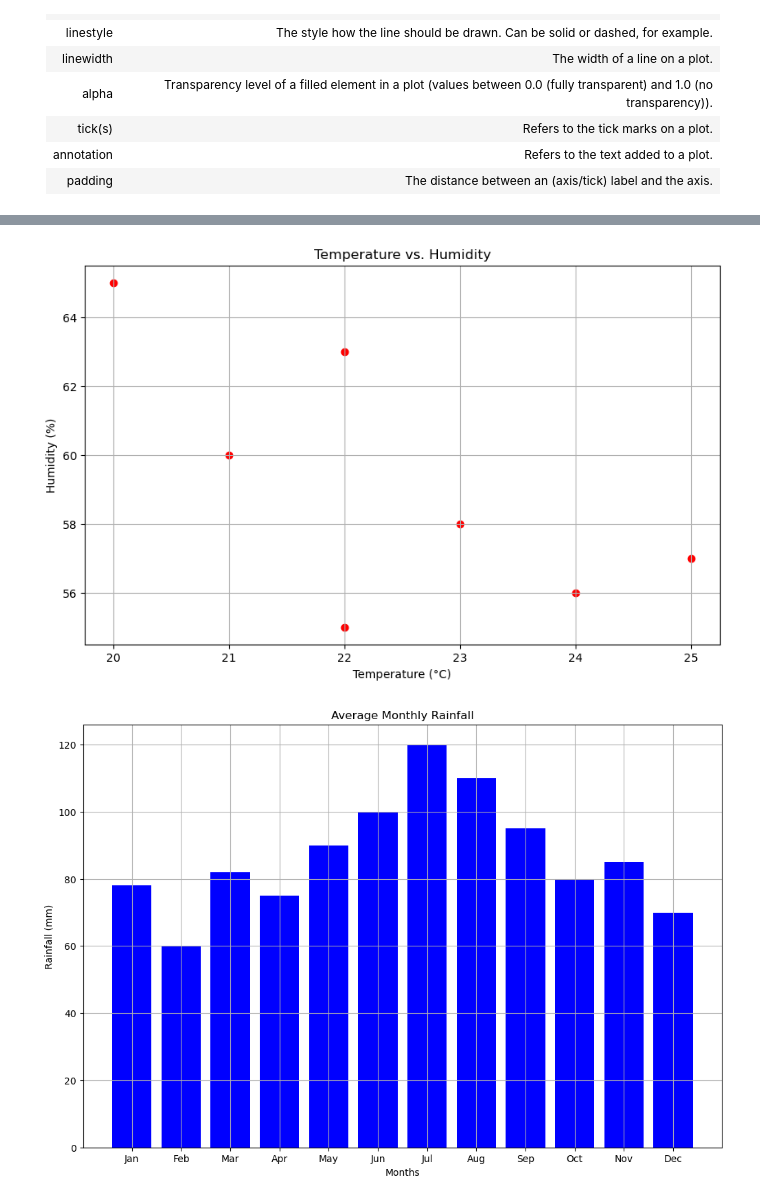
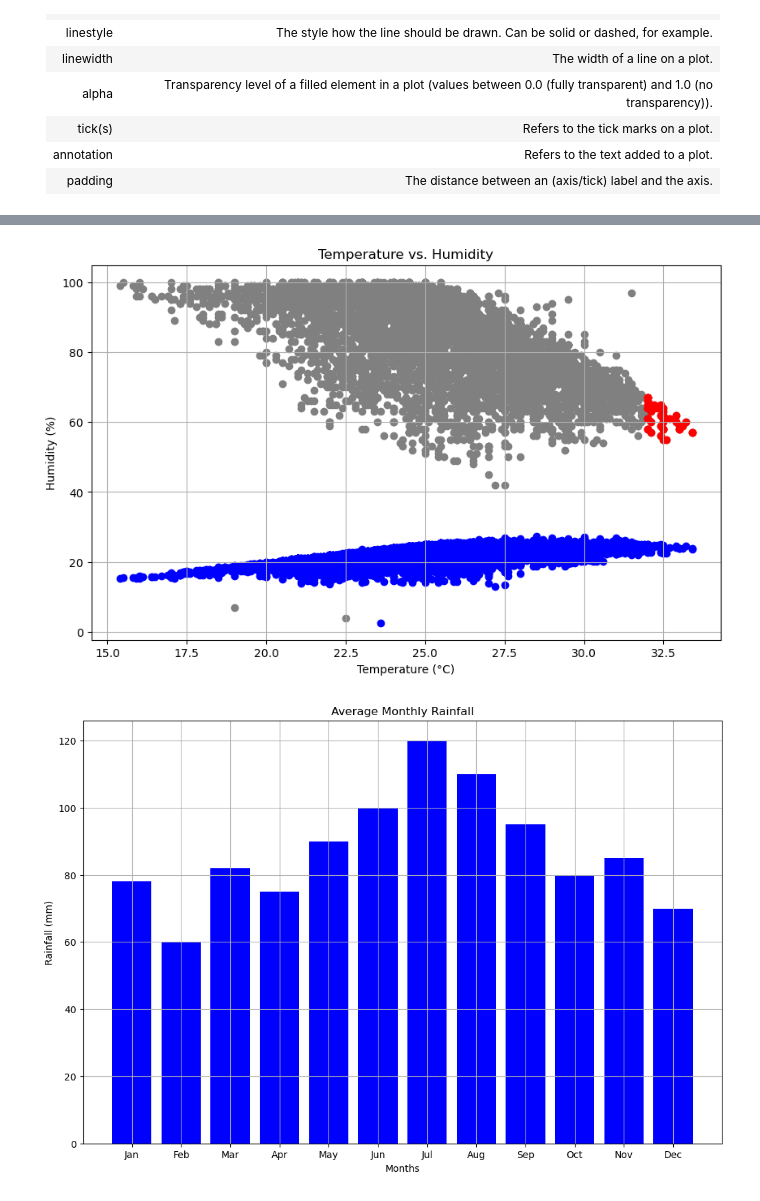
Before and after one commit to achmadrifani/fiji-training-2024, a Jupyter notebook: notebooks/day_03/NWPVisualization_D03_Matplotlib.ipynb, the cells around one changed output, grey strips where cells are left out. Saved outputs shown, nothing was run; the diff lists cells and outputs as text; code cells hidden in the pictures.

```diff
--- a/notebooks/day_03/NWPVisualization_D03_Matplotlib.ipynb
+++ b/notebooks/day_03/NWPVisualization_D03_Matplotlib.ipynb
@@ -26,3 +26,11 @@
 | tick(s)     | Refers to the tick marks on a plot.                                                           |
 | annotation  | Refers to the text added to a plot.                                                           |
 | padding     | The distance between an (axis/tick) label and the axis.                                       |
+# %%
+# Plot real data
+import pandas as pd
+
+# Load the data
+df = pd.read_csv('D:/Projects/fiji-training-2024/notebooks/day_03/V88054_obs_subdaily.csv',encoding='latin1',skiprows=[1])
+df['datetime'] = pd.to_datetime(df['lsd']+" "+df['time'])
+df.head()
@@ -58,0 +78,14 @@ plt.show()
+# %%
+# Create subset of data
+# df_sub = df.loc[df['datetime'].dt.year > 2020] # Select data from 2021 onwards
+
+# df_sub = df.loc[(df['datetime'].dt.year >= 2016) & (df['datetime'].dt.year <= 2018)] # to select between to years
+
+# df_sub = df.loc[(df['datetime'].dt.year == 2021) & (df['datetime'].dt.month == 1)] # to select year and month
+
+df_sub = df.loc[df['datetime'].dt.year == 2021]
+df_sub_temp = df_sub.loc[(df_sub['air_temp']>=32)]
+
+df_sub_temp
+# temp_sub = df_sub['air_temp']
+# date_sub = df_sub['datetime']
@@ -59,21 +110,34 @@ plt.show()
 # %%
 ## Scatter Plots
 #The relationship between two variables.
 import matplotlib.pyplot as plt
 
-# Sample data
-temperature = [22, 21, 23, 25, 24, 20, 22]
-humidity = [55, 60, 58, 57, 56, 65, 63]
+# First subset (2021)
+temperature = df_sub['air_temp']
+humidity = df_sub['rel_humidity']
 
+# second subset (32 deg)
+temperature_32 = df_sub_temp['air_temp']
+humidity_32 = df_sub_temp['rel_humidity']
+
+# plotting part
 plt.figure(figsize=(10, 6))
-plt.scatter(temperature, humidity, color='r')
+
+# plot the first subset
+plt.scatter(temperature, humidity, color='gray', label='Temperature °C')
+
+# plot the second subset
+plt.scatter(temperature_32, humidity_32, color='red')
+
+plt.scatter(df_sub['air_temp'],df_sub['dew_point'],color='blue')
+
 plt.title("Temperature vs. Humidity")
 plt.xlabel("Temperature (°C)")
 plt.ylabel("Humidity (%)")
 plt.grid(True)
 plt.show()
 # %% [output]
-[figure, old version]
+[figure, new version]
 # %%
 ## Bar Charts
 #comparing quantities across different categories.
```
Also changed, not shown: parts of 4 cells of this notebook.
